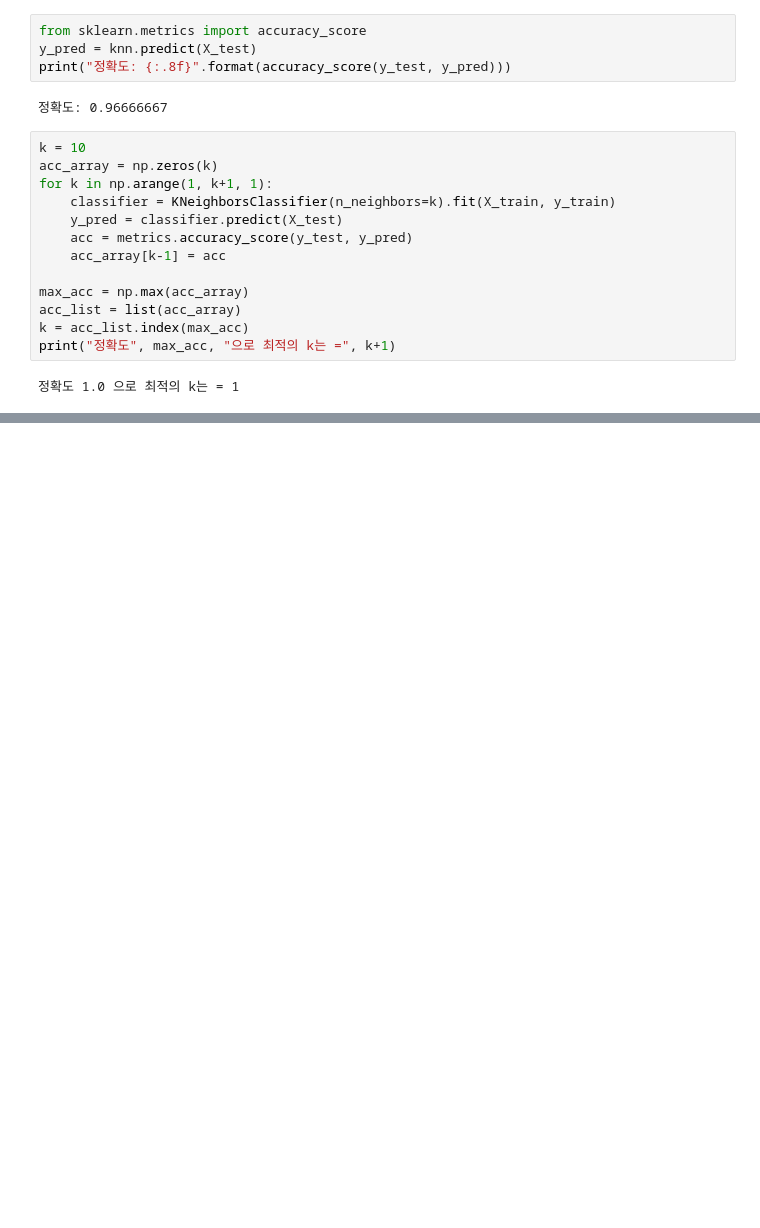
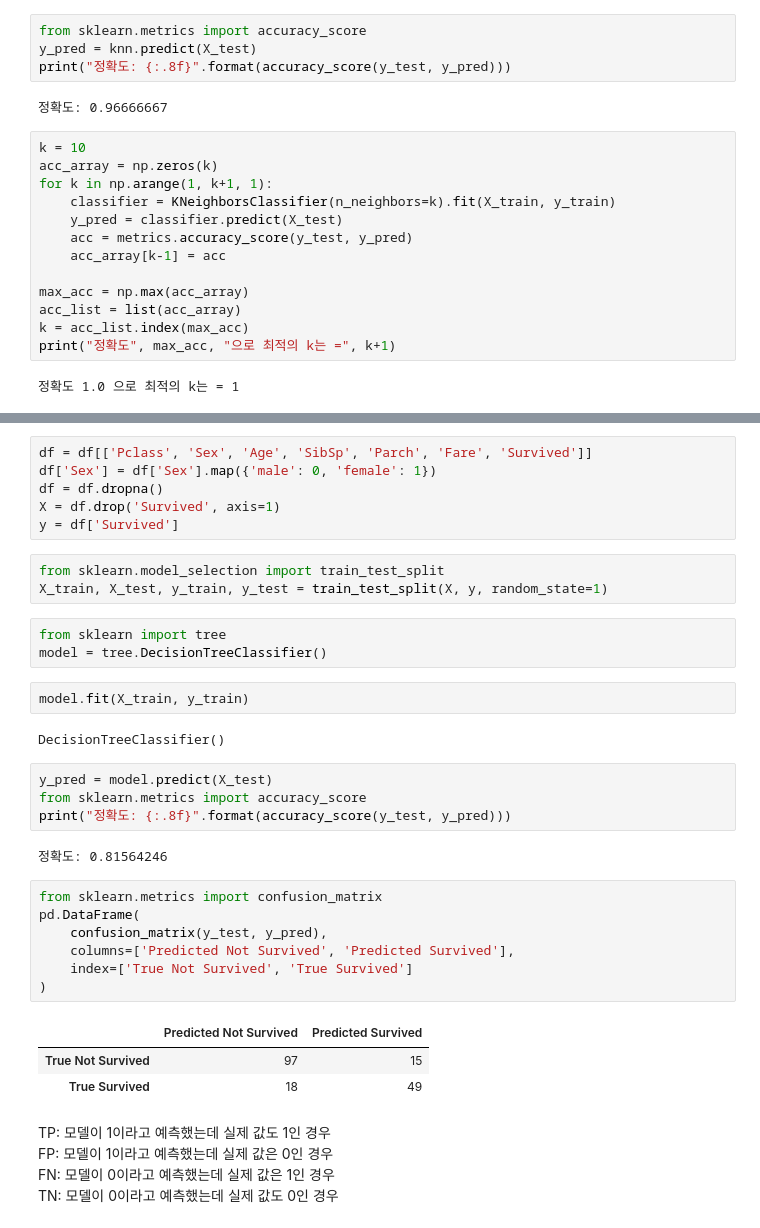
Before and after one commit to DelosIndustry/PYTORCH_STUDY, a Jupyter notebook: ch03/ch03.ipynb, the cells around one changed output, grey strips where cells are left out. Cells and saved outputs as stored; diff of their text form; blank space fills up the shorter version.

```diff
--- a/ch03/ch03.ipynb
+++ b/ch03/ch03.ipynb
@@ -52,0 +208,38 @@ print("정확도", max_acc, "으로 최적의 k는 =", k+1)
+# %%
+df = df[['Pclass', 'Sex', 'Age', 'SibSp', 'Parch', 'Fare', 'Survived']]
+df['Sex'] = df['Sex'].map({'male': 0, 'female': 1})
+df = df.dropna()
+X = df.drop('Survived', axis=1)
+y = df['Survived']
+# %%
+from sklearn.model_selection import train_test_split
+X_train, X_test, y_train, y_test = train_test_split(X, y, random_state=1)
+# %%
+from sklearn import tree
+model = tree.DecisionTreeClassifier()
+# %%
+model.fit(X_train, y_train)
+# %% [output]
+DecisionTreeClassifier()
+# %%
+y_pred = model.predict(X_test)
+from sklearn.metrics import accuracy_score
+print("정확도: {:.8f}".format(accuracy_score(y_test, y_pred)))
+# %% [output]
+정확도: 0.81564246
+# %%
+from sklearn.metrics import confusion_matrix
+pd.DataFrame(
+    confusion_matrix(y_test, y_pred),
+    columns=['Predicted Not Survived', 'Predicted Survived'],
+    index=['True Not Survived', 'True Survived']
+)
+# %% [output]
+|  | Predicted Not Survived | Predicted Survived |
+| True Not Survived | 97 | 15 |
+| True Survived | 18 | 49 |
+# %% [markdown]
+TP: 모델이 1이라고 예측했는데 실제 값도 1인 경우
+FP: 모델이 1이라고 예측했는데 실제 값은 0인 경우
+FN: 모델이 0이라고 예측했는데 실제 값은 1인 경우
+TN: 모델이 0이라고 예측했는데 실제 값도 0인 경우
```
Also changed, not shown: parts of 18 cells of this notebook, 2 other files.
